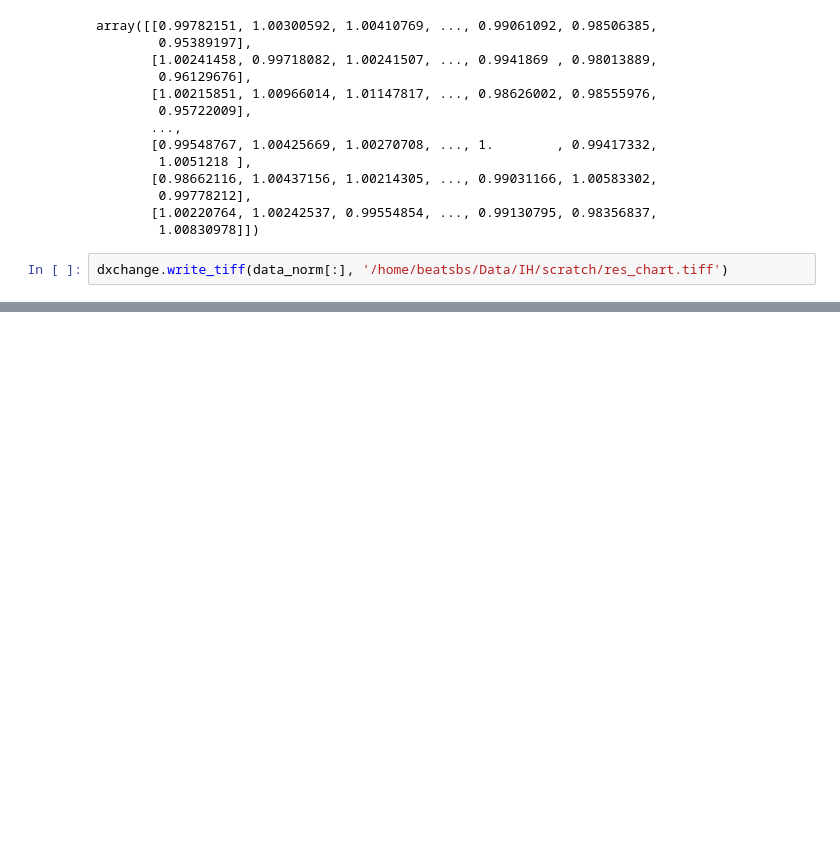
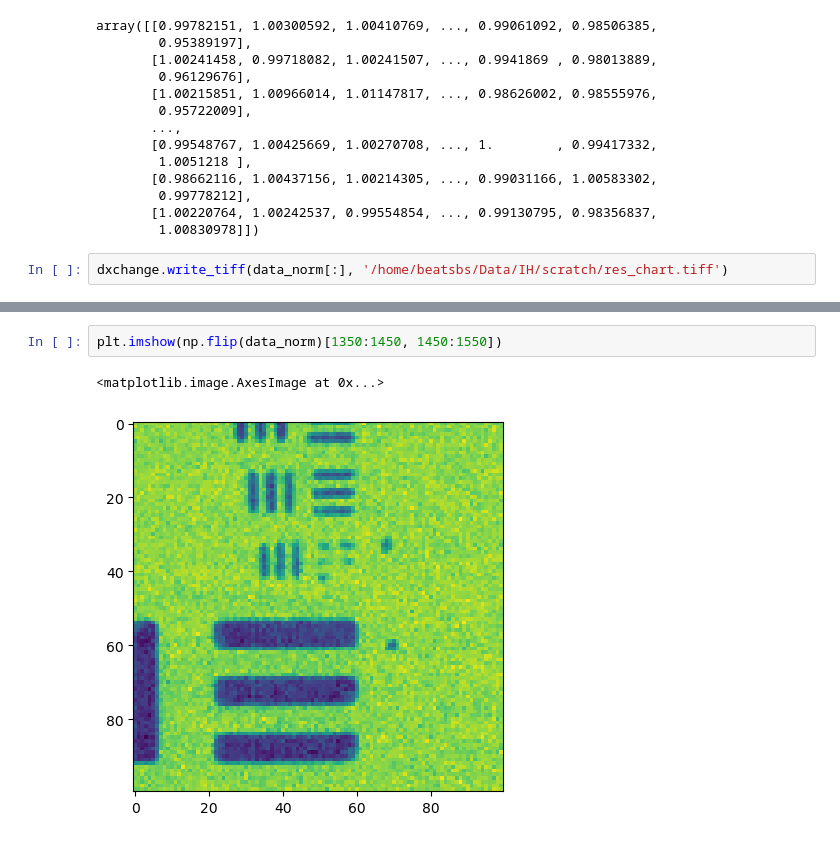
Before and after one commit to gianthk/BEATS_raytracing, a Jupyter notebook: BEATS_commissioning_resolution_chart.ipynb, the cells around one changed output, grey strips where cells are left out. Saved outputs shown, nothing was run; the diff lists cells and outputs as text; blank space fills up the shorter version.

```diff
--- a/BEATS_commissioning_resolution_chart.ipynb
+++ b/BEATS_commissioning_resolution_chart.ipynb
@@ -90,0 +102,5 @@ dxchange.write_tiff(data_norm[:], '/home/beatsbs/Data/IH/scratch/res_chart.tiff'
+# %%
+plt.imshow(np.flip(data_norm)[1350:1450, 1450:1550])
+# %% [output]
+<matplotlib.image.AxesImage at 0x...>
+[figure, added]
```
Also changed, not shown: parts of 11 cells of this notebook, 2 other files.
